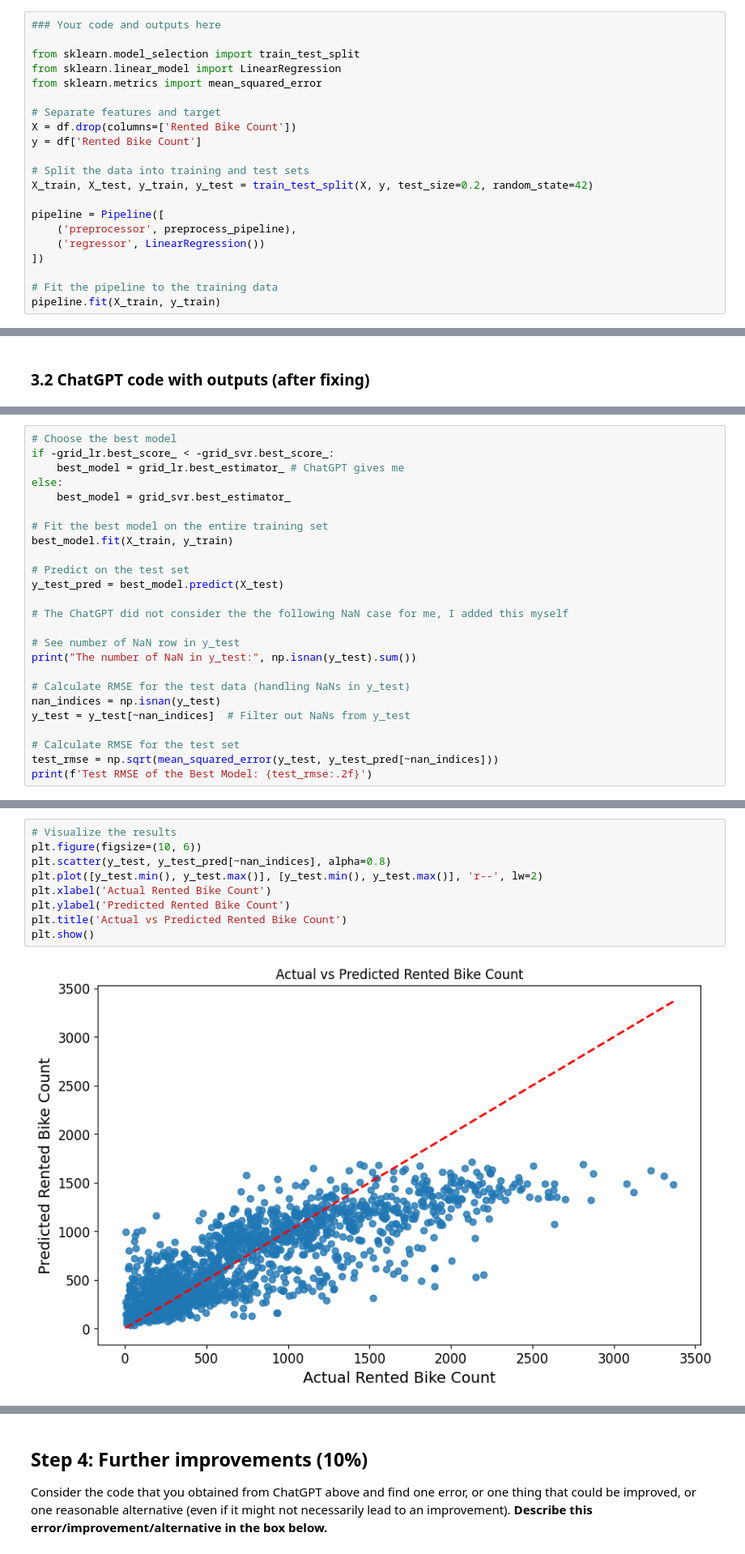
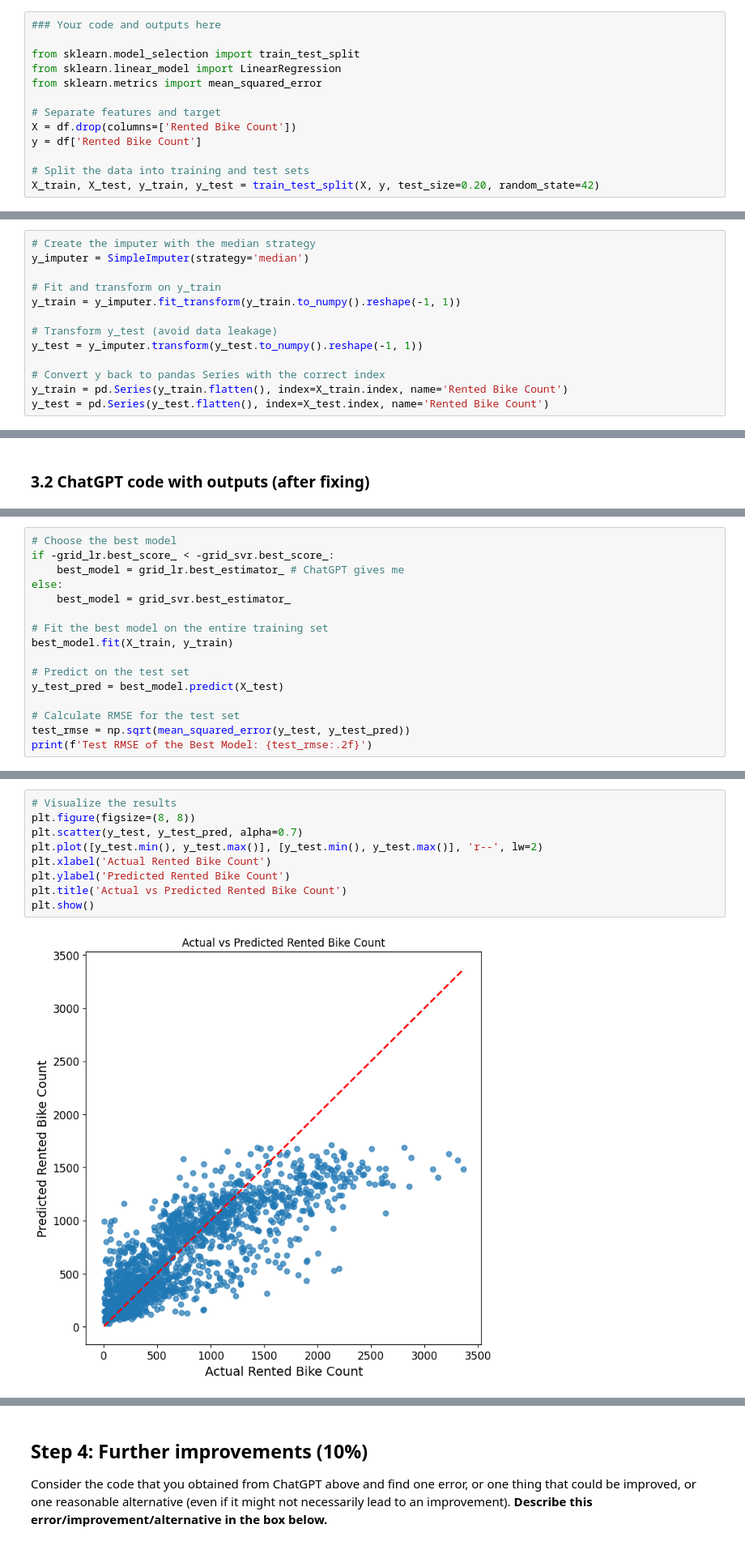
Before and after one commit to billzhao1030/Using_ML_Tools, a Jupyter notebook: Assignment/Assignment 1/A1_a1896243.ipynb, the cells around one changed output, grey strips where cells are left out. Shown at 81% size. Saved outputs shown, nothing was run; the diff lists cells and outputs as text.

```diff
--- a/Assignment/Assignment 1/A1_a1896243.ipynb
+++ b/Assignment/Assignment 1/A1_a1896243.ipynb
@@ -456,12 +462,4 @@ X = df.drop(columns=['Rented Bike Count'])
 y = df['Rented Bike Count']
 
 # Split the data into training and test sets
-X_train, X_test, y_train, y_test = train_test_split(X, y, test_size=0.2, random_state=42)
-
-pipeline = Pipeline([
-    ('preprocessor', preprocess_pipeline),
-    ('regressor', LinearRegression())
-])
-
-# Fit the pipeline to the training data
-pipeline.fit(X_train, y_train)
+X_train, X_test, y_train, y_test = train_test_split(X, y, test_size=0.20, random_state=42)
@@ -472,0 +479,13 @@ Pipeline(steps=[('preprocessor',
+# %%
+# Create the imputer with the median strategy
+y_imputer = SimpleImputer(strategy='median')
+
+# Fit and transform on y_train
+y_train = y_imputer.fit_transform(y_train.to_numpy().reshape(-1, 1))
+
+# Transform y_test (avoid data leakage)
+y_test = y_imputer.transform(y_test.to_numpy().reshape(-1, 1))
+
+# Convert y back to pandas Series with the correct index
+y_train = pd.Series(y_train.flatten(), index=X_train.index, name='Rented Bike Count')
+y_test = pd.Series(y_test.flatten(), index=X_test.index, name='Rented Bike Count')
@@ -628,16 +681,7 @@ best_model.fit(X_train, y_train)
 # Predict on the test set
 y_test_pred = best_model.predict(X_test)
 
-# The ChatGPT did not consider the the following NaN case for me, I added this myself
-
-# See number of NaN row in y_test
-print("The number of NaN in y_test:", np.isnan(y_test).sum())
-
-# Calculate RMSE for the test data (handling NaNs in y_test)
-nan_indices = np.isnan(y_test)
-y_test = y_test[~nan_indices]  # Filter out NaNs from y_test
-
 # Calculate RMSE for the test set
-test_rmse = np.sqrt(mean_squared_error(y_test, y_test_pred[~nan_indices]))
+test_rmse = np.sqrt(mean_squared_error(y_test, y_test_pred))
 print(f'Test RMSE of the Best Model: {test_rmse:.2f}')
 # %% [output]
@@ -645,12 +688,12 @@ The number of NaN in y_test: 1
 Test RMSE of the Best Model: 367.97
 # %%
 # Visualize the results
-plt.figure(figsize=(10, 6))
-plt.scatter(y_test, y_test_pred[~nan_indices], alpha=0.8)
+plt.figure(figsize=(8, 8))
+plt.scatter(y_test, y_test_pred, alpha=0.7)
 plt.plot([y_test.min(), y_test.max()], [y_test.min(), y_test.max()], 'r--', lw=2)
 plt.xlabel('Actual Rented Bike Count')
 plt.ylabel('Predicted Rented Bike Count')
 plt.title('Actual vs Predicted Rented Bike Count')
 plt.show()
 # %% [output]
-[figure, old version]
+[figure, new version]
```
Also changed, not shown: parts of 23 cells of this notebook, 7 other files.
